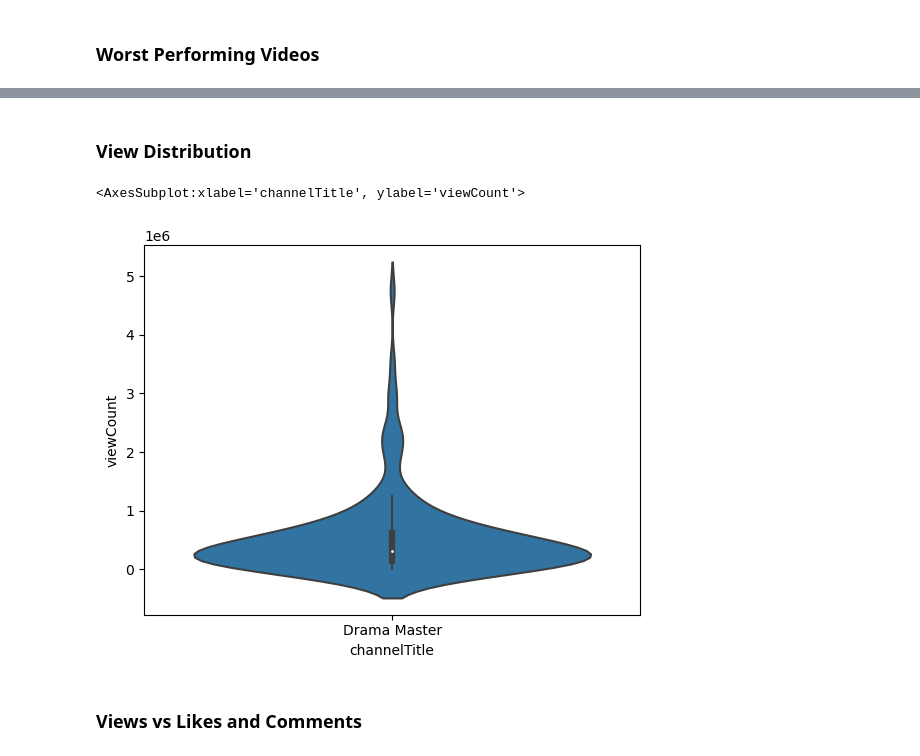
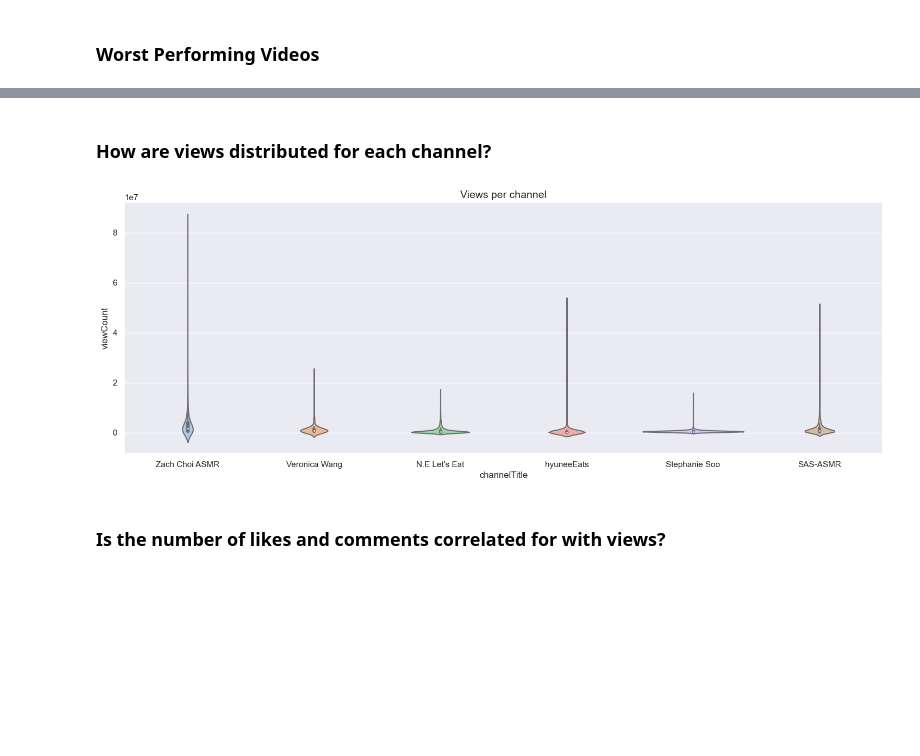
Before and after one commit to shansitads/mukbang-analysis, a Jupyter notebook: Untitled.ipynb, the cells around one changed output, grey strips where cells are left out. Saved outputs shown, nothing was run; the diff lists cells and outputs as text; code cells hidden in the pictures; blank space fills up the shorter version.

```diff
--- a/Untitled.ipynb
+++ b/Untitled.ipynb
@@ -89,5 +170,5 @@ caption            object
 dtype: object
 # %%
-# fix data types
-numeric_cols = ['viewCount', 'likeCount', 'favouritecounut', 'commentCount']
+# change numeric data from object type to numeric type
+numeric_cols = ['viewCount', 'likeCount', 'favouritecount', 'commentCount']
 video_df[numeric_cols] = video_df[numeric_cols].apply(pd.to_numeric, errors='coerce', axis=1)
@@ -99,5 +175,4 @@ video_df
 # %%
-# convert youtube duration to seconds
-import isodate
+# convert youtube duration to float
 video_df['durationSecs'] = video_df['duration'].apply(lambda x: isodate.parse_duration(x))
-video_df
+video_df['durationSecs'] = video_df['durationSecs'].astype('timedelta64[s]')
@@ -135,0 +207,7 @@ video_df
+# %%
+# Add title character length
+video_df['titleLength'] = video_df['title'].apply(lambda x: len(x))
+# %%
+# Comments and likes per 1000 view ratio
+video_df['likeRatio'] = video_df['likeCount']/ video_df['viewCount'] * 1000
+video_df['commentRatio'] = video_df['commentCount']/ video_df['viewCount'] * 1000
@@ -155,11 +242,13 @@ ax.yaxis.set_major_formatter(plt.FuncFormatter(lambda x, pos:'{:,.0f}'.format(x/
 # %% [markdown]
-### View Distribution
+### How are views distributed for each channel?
 # %%
-sns.violinplot(video_df['channelTitle'], video_df['viewCount'])
+plt.rcParams['figure.figsize'] = (18, 6)
+sns.violinplot(x = video_df['channelTitle'], y = video_df['viewCount'], palette = 'pastel');
+plt.title('Views per channel', fontsize = 14)
+plt.show()
 # %% [output]
-<AxesSubplot:xlabel='channelTitle', ylabel='viewCount'>
-[figure, old version]
+[figure, new version]
 # %% [markdown]
-### Views vs Likes and Comments
+### Is the number of likes and comments correlated for with views?
 # %%
 fig, ax = plt.subplots(1,2)
```
Also changed, not shown: parts of 29 cells of this notebook, 2 other files.
